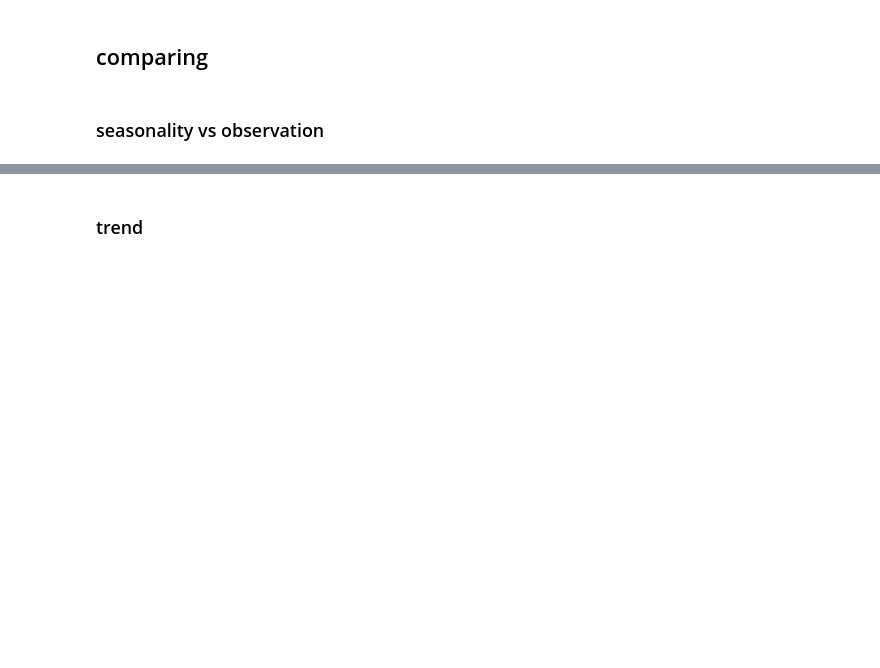
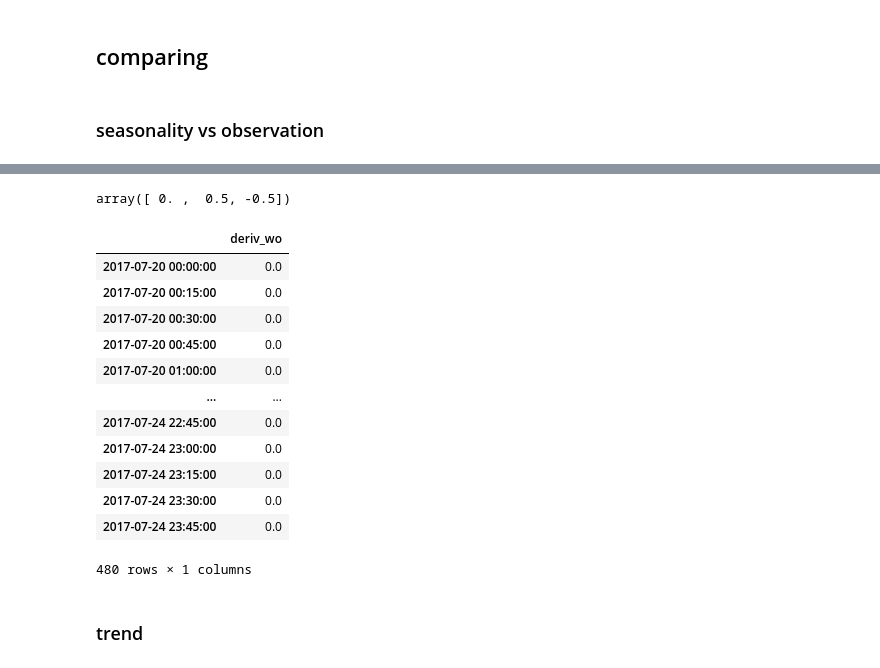
Before and after one commit to juliet29/buildingEnergyModels, a Jupyter notebook: notebooks/230308_reg.ipynb, the cells around one changed output, grey strips where cells are left out. Saved outputs shown, nothing was run; the diff lists cells and outputs as text; code cells hidden in the pictures; blank space fills up the shorter version.

Commit message:
observing timing differences in deriv magnitude

```diff
--- a/notebooks/230308_reg.ipynb
+++ b/notebooks/230308_reg.ipynb
@@ -124,18 +124,37 @@ fig.add_trace(go.Scatter(
                 ))
 
 # calculate "derivative"
-slope = pd.Series(np.gradient(dif_n.values), dif_n.index, name='slope')
+deriv = pd.Series(np.gradient(dif_n.values), dif_n.index, name='deriv')
 
 fig.add_trace(go.Scatter(
-                    x=slope.index,
-                    y=slope.values,
+                    x=deriv.index,
+                    y=deriv.values,
                     mode='lines',
                     name="Derivative of Normalized Difference"
                 ))
 
 fig.add_trace(go.Scatter(
-                    x=slope.index,
-                    y=normalize(slope.values),
+                    x=deriv.index,
+                    y=normalize(deriv.values),
                     mode='lines',
                     name="Normalized Derivative of Normalized Difference"
                 ))
+
+# calculate second "derivative"
+deriv_2 = pd.Series(np.gradient(deriv.values), deriv.index, name='deriv_2')
+
+fig.add_trace(go.Scatter(
+                    x=deriv_2.index,
+                    y=normalize(deriv_2.values),
+                    mode='lines',
+                    name="Second Derivative"
+                ))
+
+deriv_wo = pd.Series(np.gradient(t01.data["WestWindow"].values), t01.data["WestWindow"].datetimes, name='deriv_wo').round(1)
+
+fig.add_trace(go.Scatter(
+                    x=deriv_wo.index,
+                    y=deriv_wo.values,
+                    mode='lines',
+                    name="Window Opening Derivative"
+                ))
@@ -155,0 +161,21 @@ DatetimeIndex(['2017-07-20 00:00:00', '2017-07-20 00:15:00',
+# %%
+deriv_wo.unique() # todo, round
+# %% [output]
+array([ 0. ,  0.5, -0.5])
+# %%
+df_dwo= pd.DataFrame(deriv_wo) # find time where 1 = win open, 0 = win close, series
+df_dwo
+# %% [output]
+|  | deriv_wo |
+| 2017-07-20 00:00:00 | 0.0 |
+| 2017-07-20 00:15:00 | 0.0 |
+| 2017-07-20 00:30:00 | 0.0 |
+| 2017-07-20 00:45:00 | 0.0 |
+| 2017-07-20 01:00:00 | 0.0 |
+| ... | ... |
+| 2017-07-24 22:45:00 | 0.0 |
+| 2017-07-24 23:00:00 | 0.0 |
+| 2017-07-24 23:15:00 | 0.0 |
+| 2017-07-24 23:30:00 | 0.0 |
+| 2017-07-24 23:45:00 | 0.0 |
+480 rows × 1 columns
```
Also changed, not shown: parts of 5 cells of this notebook.
